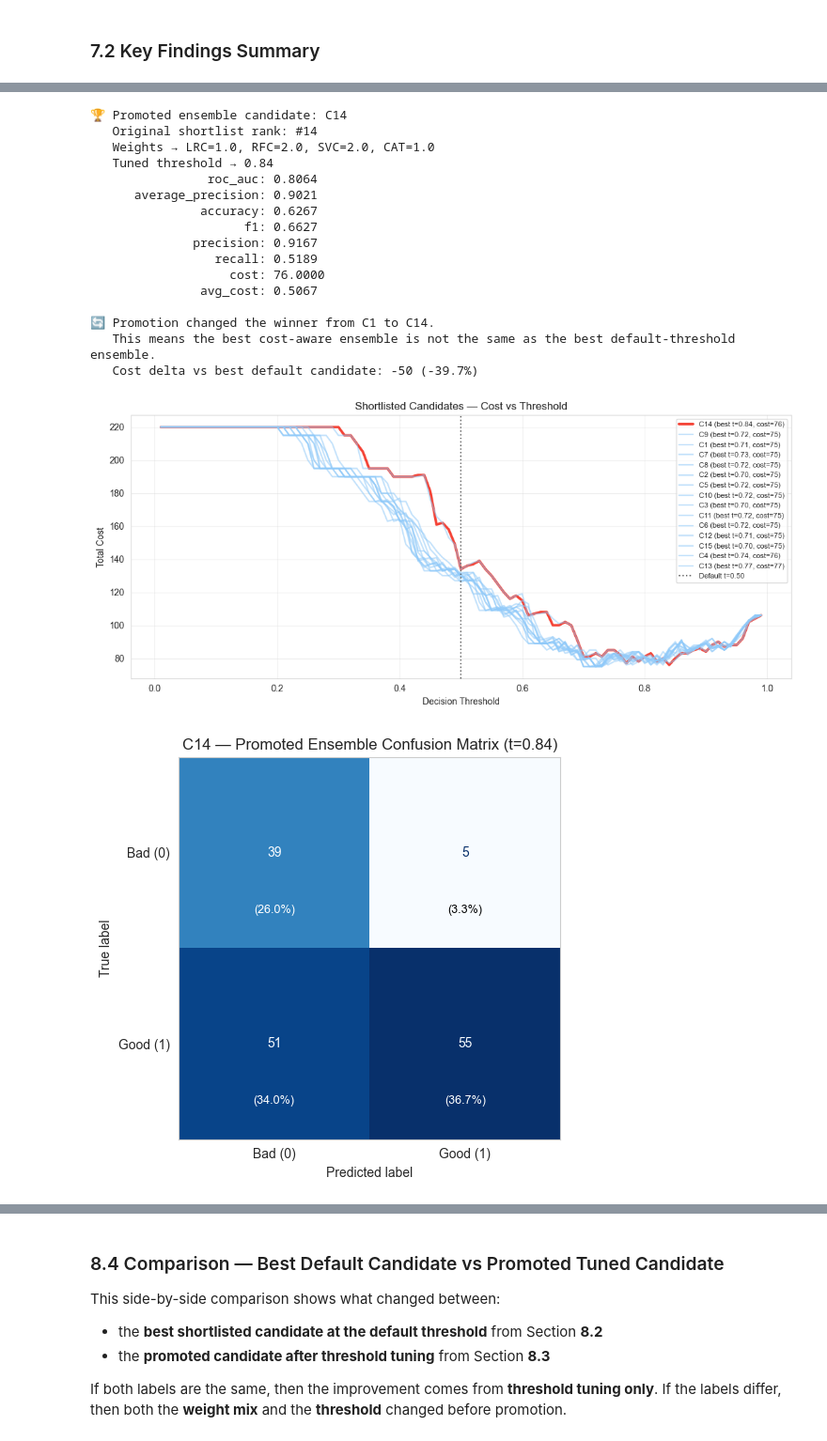
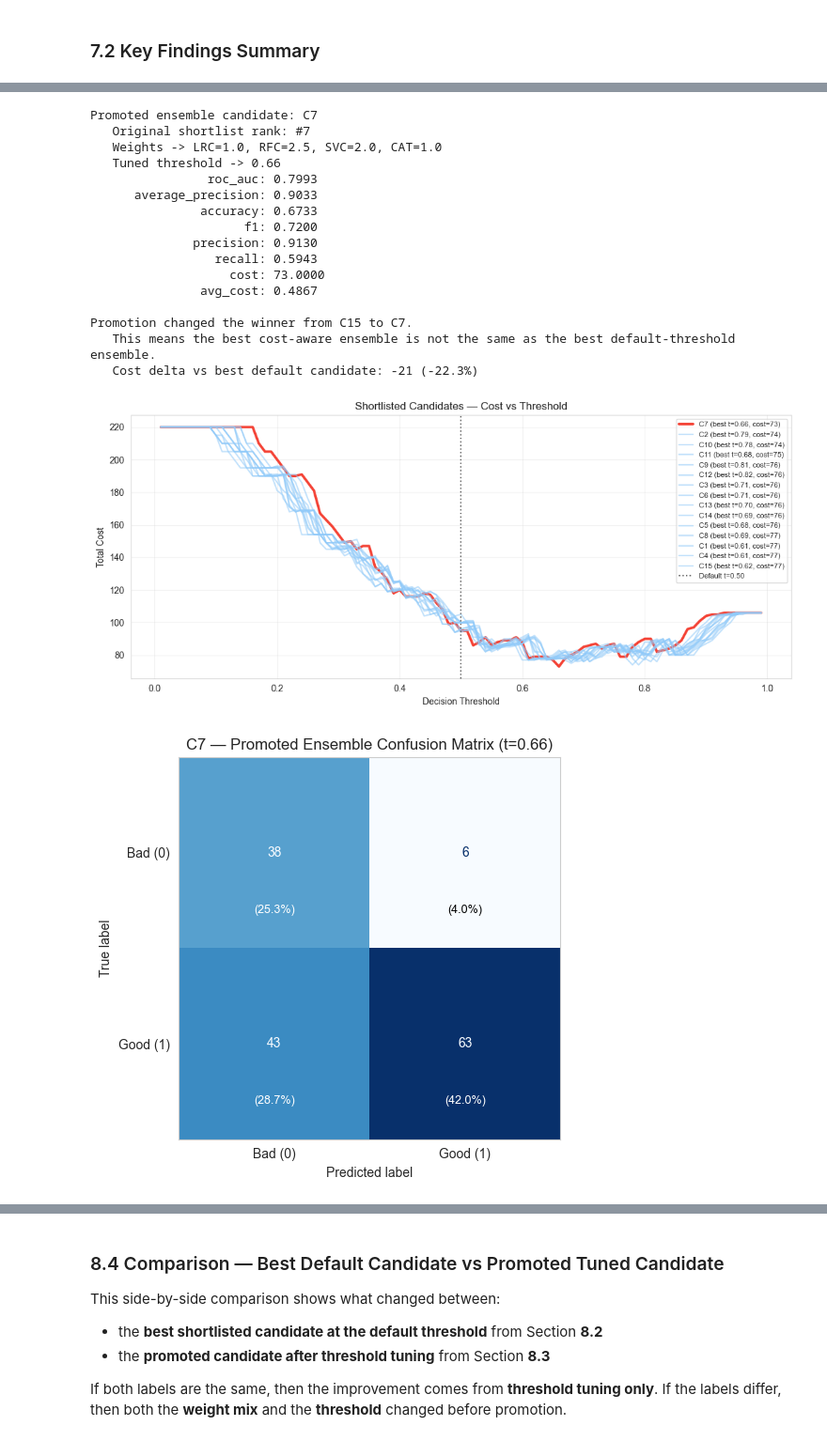
Before and after one commit to ntinasf/credit-risk, a Jupyter notebook: notebooks/investigation.ipynb, the cells around one changed output, grey strips where cells are left out. Shown at 94% size. Saved outputs shown, nothing was run; the diff lists cells and outputs as text; code cells hidden in the pictures.

```diff
--- a/notebooks/investigation.ipynb
+++ b/notebooks/investigation.ipynb
@@ -1570,9 +1612,9 @@ TOP_K_CANDIDATES = 15
 DEFAULT_THRESHOLD = 0.5
 
 n_combos = len(weight_values) ** 4
-print(f"⏳ Sweeping {n_combos:,} weight combinations ({len(weight_values)} values × 4 models)...")
+print(f"Sweeping {n_combos:,} weight combinations ({len(weight_values)} values × 4 models)...")
 print(f"   Weight range: {weight_values.tolist()}")
-print(f"   Shortlisting rule: ROC AUC ↓ sort, precision @ {DEFAULT_THRESHOLD:.2f} tie-break\n")
+print(f"   Shortlisting rule: sort by ROC AUC descending, then average precision and precision @ {DEFAULT_THRESHOLD:.2f} as tie-breaks\n")
 
 sweep_records = []
 
@@ -1601,8 +1643,13 @@ for w_lrc, w_rfc, w_svc, w_cat in iter_product(weight_values, repeat=4):
         "accuracy_default": accuracy_score(y_val, ens_pred_default),
     })
 
+# Shortlist on ROC AUC: it is threshold-independent, and Section 8.3 re-searches
+# the threshold anyway. Precision @ 0.5 was the original metric and is defensible
+# (precision tracks cost, since FP is the 5x error) — but it is measured at an
+# operating point that gets discarded. Both rules were checked and promote the
+# same candidate, so this is chosen for coherence, not for a better result.
 sweep_df = pd.DataFrame(sweep_records).sort_values(
-    ["precision_default", "roc_auc", "average_precision", "f1_default"],
+    ["roc_auc", "average_precision", "precision_default", "f1_default"],
     ascending=[False, False, False, False],
 ).reset_index(drop=True)
 
@@ -1649,7 +1696,7 @@ config_row = sweep_df[
 ]
 
 print("=" * 110)
-print(f"🏆 TOP {TOP_K_CANDIDATES} ENSEMBLE CANDIDATES — SORTED BY ROC AUC ↓, PRECISION ↓")
+print(f"TOP {TOP_K_CANDIDATES} ENSEMBLE CANDIDATES — SORTED BY ROC AUC, THEN PRECISION (BOTH DESCENDING)")
 print("=" * 110)
 print(f"   Validation set: n={len(y_val)}")
 print(f"   Default threshold for shortlist diagnostics: {DEFAULT_THRESHOLD:.2f}")
@@ -1672,9 +1719,9 @@ styled_candidates = candidate_weight_df[[
 display(styled_candidates)
 
 best_shortlist = shortlisted_candidates[0]
-print(f"\n🥇 Highest-ranked shortlist candidate: {best_shortlist['candidate']}")
+print(f"\nHighest-ranked shortlist candidate: {best_shortlist['candidate']}")
 print(
-    f"   Weights → LRC={best_shortlist['weights']['lrc']:.1f}, RFC={best_shortlist['weights']['rfc']:.1f}, "
+    f"   Weights -> LRC={best_shortlist['weights']['lrc']:.1f}, RFC={best_shortlist['weights']['rfc']:.1f}, "
     f"SVC={best_shortlist['weights']['svc']:.1f}, CAT={best_shortlist['weights']['cat']:.1f}"
 )
 print(
@@ -1685,13 +1732,13 @@ print(
 if not config_row.empty:
     cfg_rank = int(config_row.index[0]) + 1
     cfg = config_row.iloc[0]
-    print(f"\n📋 Config weights rank by shortlist rule: #{cfg_rank} of {len(sweep_df):,}")
+    print(f"\nConfig weights rank by shortlist rule: #{cfg_rank} of {len(sweep_df):,}")
     print(
         f"   ROC AUC={cfg['roc_auc']:.4f}  |  Precision@0.5={cfg['precision_default']:.4f}  |  "
         f"AP={cfg['average_precision']:.4f}"
     )
     if cfg_rank > TOP_K_CANDIDATES:
-        print(f"   ⚠️ Config weights are outside the promoted top-{TOP_K_CANDIDATES} shortlist.")
+        print(f"   Config weights are outside the promoted top-{TOP_K_CANDIDATES} shortlist.")
 
-print(f"\n✅ Top-{TOP_K_CANDIDATES} candidates shortlisted. Next: evaluate all 5 on cost in Sections 8.2 and 8.3.")
+print(f"\nTop-{TOP_K_CANDIDATES} candidates shortlisted. Next: evaluate all 5 on cost in Sections 8.2 and 8.3.")
 # %% [output]
@@ -1939,15 +1982,18 @@ for candidate in shortlisted_candidates:
         "best_cost": best_cost_candidate,
     }
 
+# Promotion is decided on COST — the project's objective. Precision and ROC AUC
+# only break ties. (Sorting precision-first instead picks a higher-precision but
+# more expensive candidate, which contradicts the stated objective.)
 candidate_tuned_df = pd.DataFrame(candidate_tuned_records).sort_values(
-    ["precision", "roc_auc", "cost"],
-    ascending=[False, False, True],
+    ["cost", "precision", "roc_auc"],
+    ascending=[True, False, False],
 ).reset_index(drop=True)
 
 print("=" * 110)
-print("🎯 SHORTLISTED CANDIDATES AFTER THRESHOLD TUNING")
+print("SHORTLISTED CANDIDATES AFTER THRESHOLD TUNING")
 print("=" * 110)
-print("   Promotion rule: cost ↑ priority, then precision, then ROC AUC")
+print("   Promotion rule: lowest cost, then precision, then ROC AUC")
 print(f"   Validation set: n={len(y_val)}")
 print(f"   Cost matrix: FP={cost_fp}, FN={cost_fn}\n")
 
@@ -1985,21 +2031,21 @@ metrics_tuned = {
 }
 selected_ensemble_candidate = promoted_candidate_label
 
-print(f"\n🏆 Promoted ensemble candidate: {promoted_candidate_label}")
+print(f"\nPromoted ensemble candidate: {promoted_candidate_label}")
 print(f"   Original shortlist rank: #{int(promoted_candidate['shortlist_rank'])}")
 print(
-    f"   Weights → LRC={ensemble_weights['lrc']:.1f}, RFC={ensemble_weights['rfc']:.1f}, "
+    f"   Weights -> LRC={ensemble_weights['lrc']:.1f}, RFC={ensemble_weights['rfc']:.1f}, "
     f"SVC={ensemble_weights['svc']:.1f}, CAT={ensemble_weights['cat']:.1f}"
 )
-print(f"   Tuned threshold → {best_threshold:.2f}")
+print(f"   Tuned threshold -> {best_threshold:.2f}")
 for metric_name, metric_value in metrics_tuned.items():
     print(f"   {metric_name:>20s}: {metric_value:.4f}")
 
 if promoted_candidate_label == best_default_candidate_label:
-    print("\nℹ️ Promotion kept the same weight combination as the default-threshold winner.")
+    print("\nPromotion kept the same weight combination as the default-threshold winner.")
     print("   The gain here comes purely from threshold tuning.")
 else:
-    print(f"\n🔄 Promotion changed the winner from {best_default_candidate_label} to {promoted_candidate_label}.")
+    print(f"\nPromotion changed the winner from {best_default_candidate_label} to {promoted_candidate_label}.")
     print("   This means the best cost-aware ensemble is not the same as the best default-threshold ensemble.")
 
 cost_delta_vs_default = metrics_tuned["cost"] - metrics_default["cost"]
@@ -2071,18 +2117,18 @@ plt.show()
-🏆 Promoted ensemble candidate: C14
-   Original shortlist rank: #14
-   Weights → LRC=1.0, RFC=2.0, SVC=2.0, CAT=1.0
-   Tuned threshold → 0.84
-                roc_auc: 0.8064
-      average_precision: 0.9021
-               accuracy: 0.6267
-                     f1: 0.6627
-              precision: 0.9167
-                 recall: 0.5189
-                   cost: 76.0000
-               avg_cost: 0.5067
+Promoted ensemble candidate: C7
+   Original shortlist rank: #7
+   Weights -> LRC=1.0, RFC=2.5, SVC=2.0, CAT=1.0
+   Tuned threshold -> 0.66
+                roc_auc: 0.7993
+      average_precision: 0.9033
+               accuracy: 0.6733
+                     f1: 0.7200
+              precision: 0.9130
+                 recall: 0.5943
+                   cost: 73.0000
+               avg_cost: 0.4867
 
-🔄 Promotion changed the winner from C1 to C14.
+Promotion changed the winner from C15 to C7.
    This means the best cost-aware ensemble is not the same as the best default-threshold ensemble.
-   Cost delta vs best default candidate: -50 (-39.7%)
+   Cost delta vs best default candidate: -21 (-22.3%)
-[figure, old version]
+[figure, new version]
-[figure, old version]
+[figure, new version]
```
Also changed, not shown: parts of 48 cells of this notebook, 3 other files.
